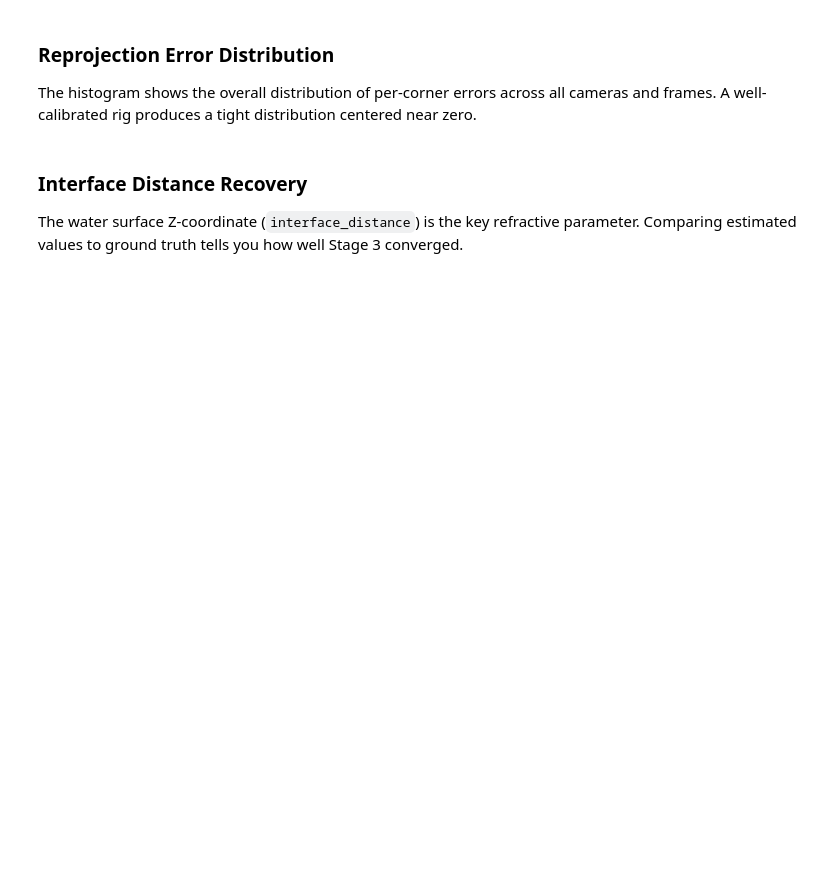
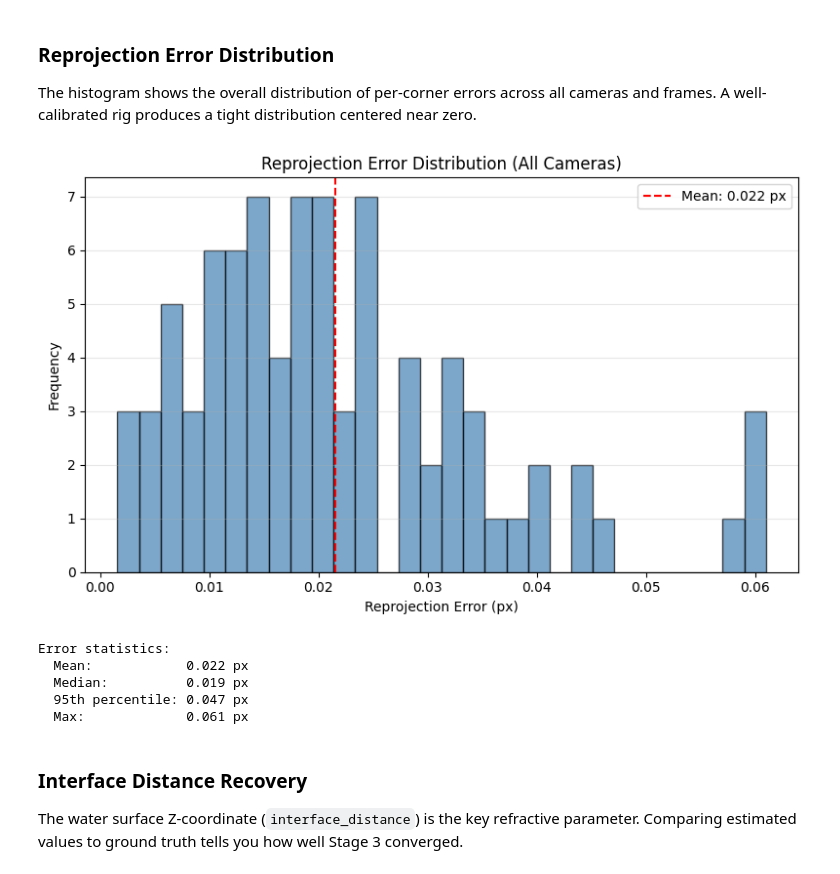
Before and after one commit to tlancaster6/AquaCal, a Jupyter notebook: docs/tutorials/01_full_pipeline.ipynb, the cells around one changed output. Drawn from its saved outputs; the diff is of its cells as text; code cells hidden in the pictures; blank space fills up the shorter version.

```diff
--- a/docs/tutorials/01_full_pipeline.ipynb
+++ b/docs/tutorials/01_full_pipeline.ipynb
@@ -29,2 +218,14 @@ if DATA_SOURCE == "synthetic":    # Generate small synthetic rig (2 cameras, 10
 # %%
-# For synthetic data, we already have the optimized result# In a real pipeline, you would run:#   from aquacal.calibration.interface_estimation import optimize_interface#   extrinsics, distances, poses, rms = optimize_interface(...)# Show the ground truth interface parameterswater_z = list(scenario.water_zs.values())[0]print(f"Water surface Z-coordinate: {water_z:.4f} m")print("\nCamera positions in world frame:")for cam_name in sorted(scenario.extrinsics.keys()):    C = scenario.extrinsics[cam_name].C    h_c = water_z - C[2]  # camera-to-water vertical distance    print(f"  {cam_name}: C = [{C[0]:.3f}, {C[1]:.3f}, {C[2]:.3f}]  h_c = {h_c:.4f} m")
+# For synthetic data, we already have the optimized result
+# In a real pipeline, you would run:
+#   from aquacal.calibration.interface_estimation import optimize_interface
+#   extrinsics, distances, poses, rms = optimize_interface(...)
+
+# Show the ground truth interface parameters
+water_z = list(scenario.water_zs.values())[0]
+print(f"Water surface Z-coordinate: {water_z:.4f} m")
+print("\nCamera positions in world frame:")
+for cam_name in sorted(scenario.extrinsics.keys()):
+    C = scenario.extrinsics[cam_name].C
+    h_c = water_z - C[2]  # camera-to-water vertical distance
+    print(f"  {cam_name}: C = [{C[0]:.3f}, {C[1]:.3f}, {C[2]:.3f}]  h_c = {h_c:.4f} m")
@@ -168,40 +405,39 @@ The histogram shows the overall distribution of per-corner errors across all cam
 and frames. A well-calibrated rig produces a tight distribution centered near zero.
 # %%
 # Collect all reprojection error magnitudes
-all_errors = []
-for cam_name in cam_names_sorted:
-    cam = diag_result.cameras[cam_name]
-    errors = compute_reprojection_errors(
-        calibration=cam,
-        interface_params=diag_result.interface,
-        detections=detections,
-        board=board,
-    )
-    all_errors.extend(np.linalg.norm(errors, axis=1))
+# reprojection_result.residuals is (N, 2) array of (dx, dy) residuals
+all_errors = np.linalg.norm(reprojection_result.residuals, axis=1)
 
 # Histogram of error distribution
 fig, ax = plt.subplots(figsize=(8, 5))
 ax.hist(all_errors, bins=30, color="steelblue", alpha=0.7, edgecolor="black")
 ax.axvline(
     np.mean(all_errors),
     color="red",
     linestyle="--",
     label=f"Mean: {np.mean(all_errors):.3f} px",
 )
 ax.set_xlabel("Reprojection Error (px)")
 ax.set_ylabel("Frequency")
 ax.set_title("Reprojection Error Distribution (All Cameras)")
 ax.legend()
 ax.grid(axis="y", alpha=0.3)
 plt.tight_layout()
 plt.show()
 plt.close()
 
 print(f"Error statistics:")
 print(f"  Mean:            {np.mean(all_errors):.3f} px")
 print(f"  Median:          {np.median(all_errors):.3f} px")
 print(f"  95th percentile: {np.percentile(all_errors, 95):.3f} px")
 print(f"  Max:             {np.max(all_errors):.3f} px")
+# %% [output]
+[figure, added]
+Error statistics:
+  Mean:            0.022 px
+  Median:          0.019 px
+  95th percentile: 0.047 px
+  Max:             0.061 px
 # %% [markdown]
 ### Interface Distance Recovery
 
```
Also changed, not shown: parts of 13 cells of this notebook, 2 other files.
